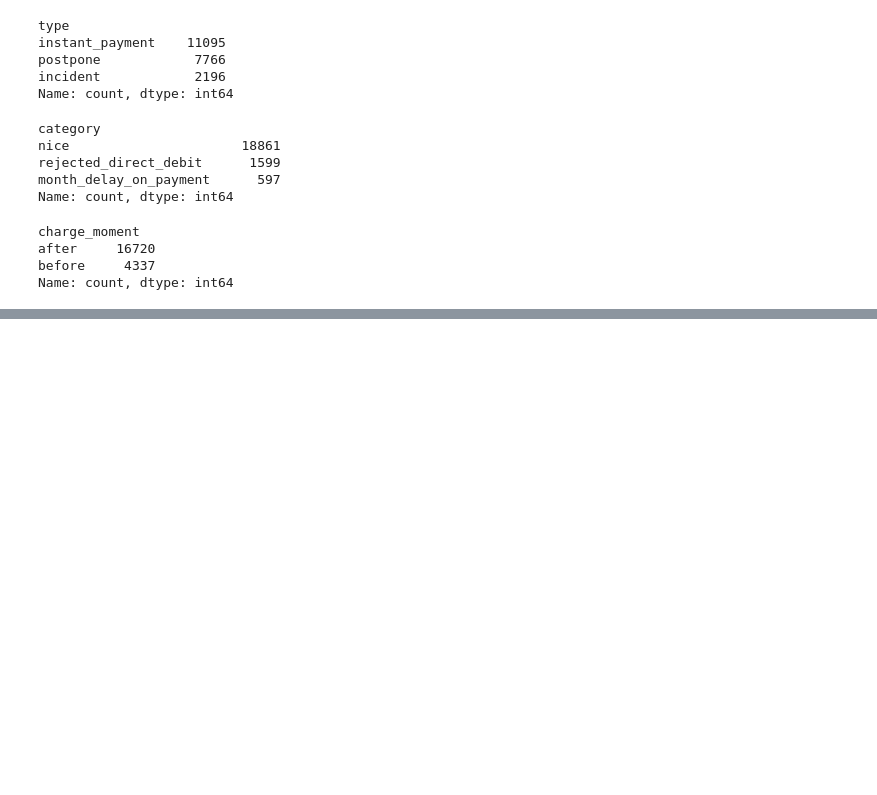
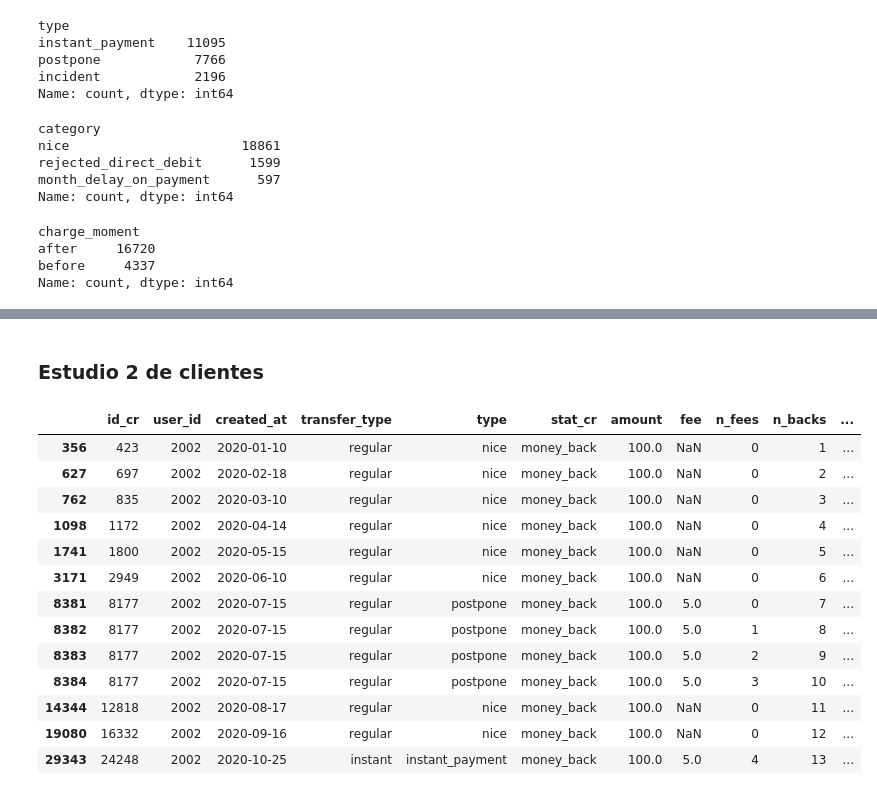
Before and after one commit to Data-Science-Pasta-Loca/ProyectoPastaLoca2, a Jupyter notebook: Cesc/EDA2.ipynb, the cells around one changed output, grey strips where cells are left out. Saved outputs shown, nothing was run; the diff lists cells and outputs as text; code cells hidden in the pictures; blank space fills up the shorter version.

```diff
--- a/Cesc/EDA2.ipynb
+++ b/Cesc/EDA2.ipynb
@@ -300,0 +474,31 @@ display(df.head(5))
+# %% [markdown]
+### Estudio 2 de clientes
+# %%
+#column_names = ["cr_id", "user_id"]
+fields = ['id_cr','user_id','created_at','transfer_type','type','stat_cr' ,'amount','fee','n_fees','n_backs','good_user',
+          'stat_fe','id_fe','created_at_fe','updated_at_fe','reason','money_back_date', 'reimbursement_date',
+          'to_reimbur','from_date','to_date', 'charge_moment' # 'paid_at', 'to_end',, #,'user_id', 'cr_received_date','recovery_status'
+          #'to_receive_ini','to_receive_bank' #,'to_reimbur_cash', 'updated_at', 'to_send','send_at','moderated_at'
+]
+df = df.reindex(columns=fields)
+df.reset_index(drop=True, inplace=True)
+
+pd.options.display.max_columns = None
+pd.options.display.max_rows = None
+#display(df.head(5))
+display(df[df['user_id'] == 2002]) #.reset_index()
+# %% [output]
+|  | id_cr | user_id | created_at | transfer_type | type | stat_cr | amount | fee | n_fees | n_backs | ... |
+| 356 | 423 | 2002 | 2020-01-10 | regular | nice | money_back | 100.0 | NaN | 0 | 1 | ... |
+| 627 | 697 | 2002 | 2020-02-18 | regular | nice | money_back | 100.0 | NaN | 0 | 2 | ... |
+| 762 | 835 | 2002 | 2020-03-10 | regular | nice | money_back | 100.0 | NaN | 0 | 3 | ... |
+| 1098 | 1172 | 2002 | 2020-04-14 | regular | nice | money_back | 100.0 | NaN | 0 | 4 | ... |
+| 1741 | 1800 | 2002 | 2020-05-15 | regular | nice | money_back | 100.0 | NaN | 0 | 5 | ... |
+| 3171 | 2949 | 2002 | 2020-06-10 | regular | nice | money_back | 100.0 | NaN | 0 | 6 | ... |
+| 8381 | 8177 | 2002 | 2020-07-15 | regular | postpone | money_back | 100.0 | 5.0 | 0 | 7 | ... |
+| 8382 | 8177 | 2002 | 2020-07-15 | regular | postpone | money_back | 100.0 | 5.0 | 1 | 8 | ... |
+| 8383 | 8177 | 2002 | 2020-07-15 | regular | postpone | money_back | 100.0 | 5.0 | 2 | 9 | ... |
+| 8384 | 8177 | 2002 | 2020-07-15 | regular | postpone | money_back | 100.0 | 5.0 | 3 | 10 | ... |
+| 14344 | 12818 | 2002 | 2020-08-17 | regular | nice | money_back | 100.0 | NaN | 0 | 11 | ... |
+| 19080 | 16332 | 2002 | 2020-09-16 | regular | nice | money_back | 100.0 | NaN | 0 | 12 | ... |
+| 29343 | 24248 | 2002 | 2020-10-25 | instant | instant_payment | money_back | 100.0 | 5.0 | 4 | 13 | ... |
```
Also changed, not shown: parts of 12 cells of this notebook.
